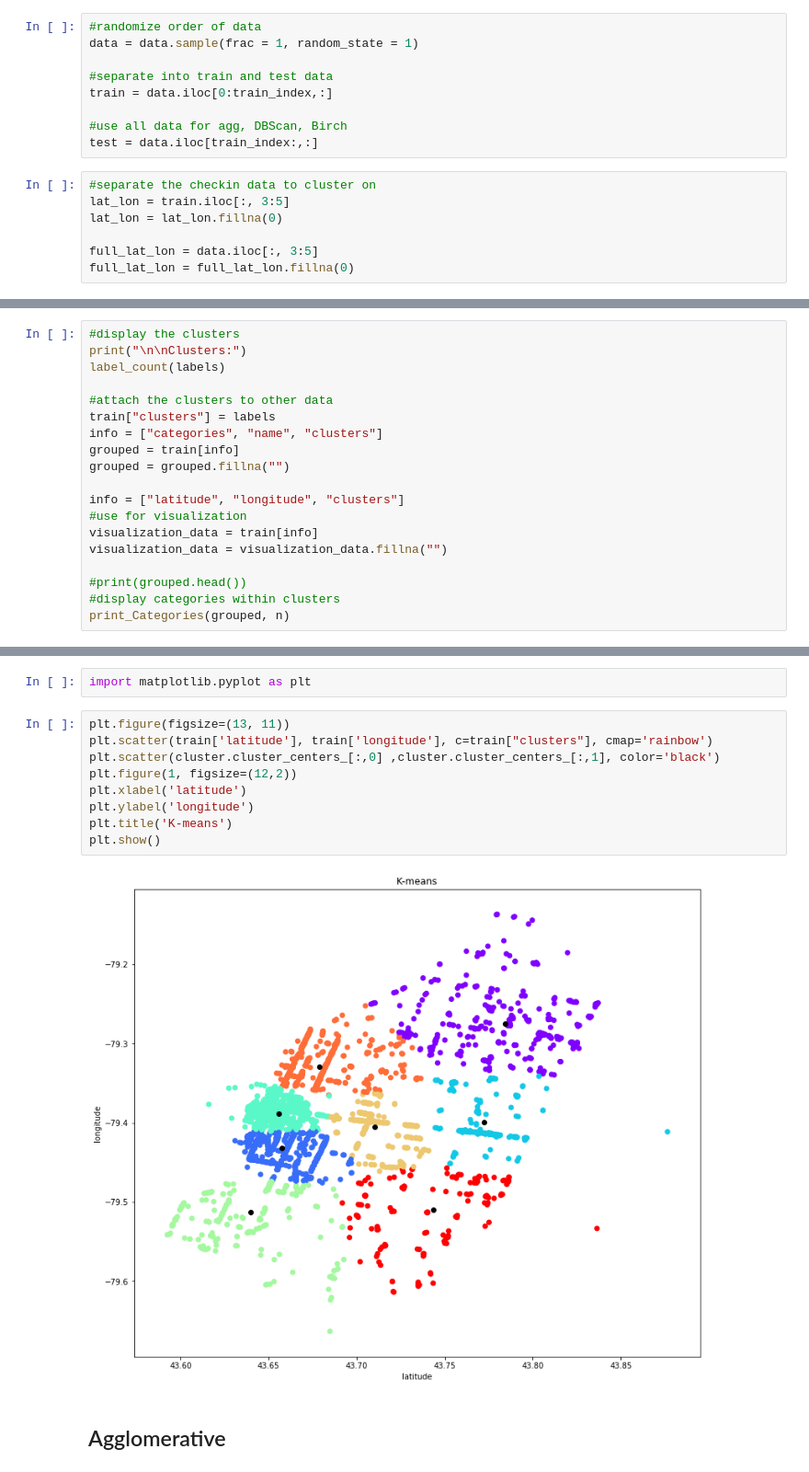
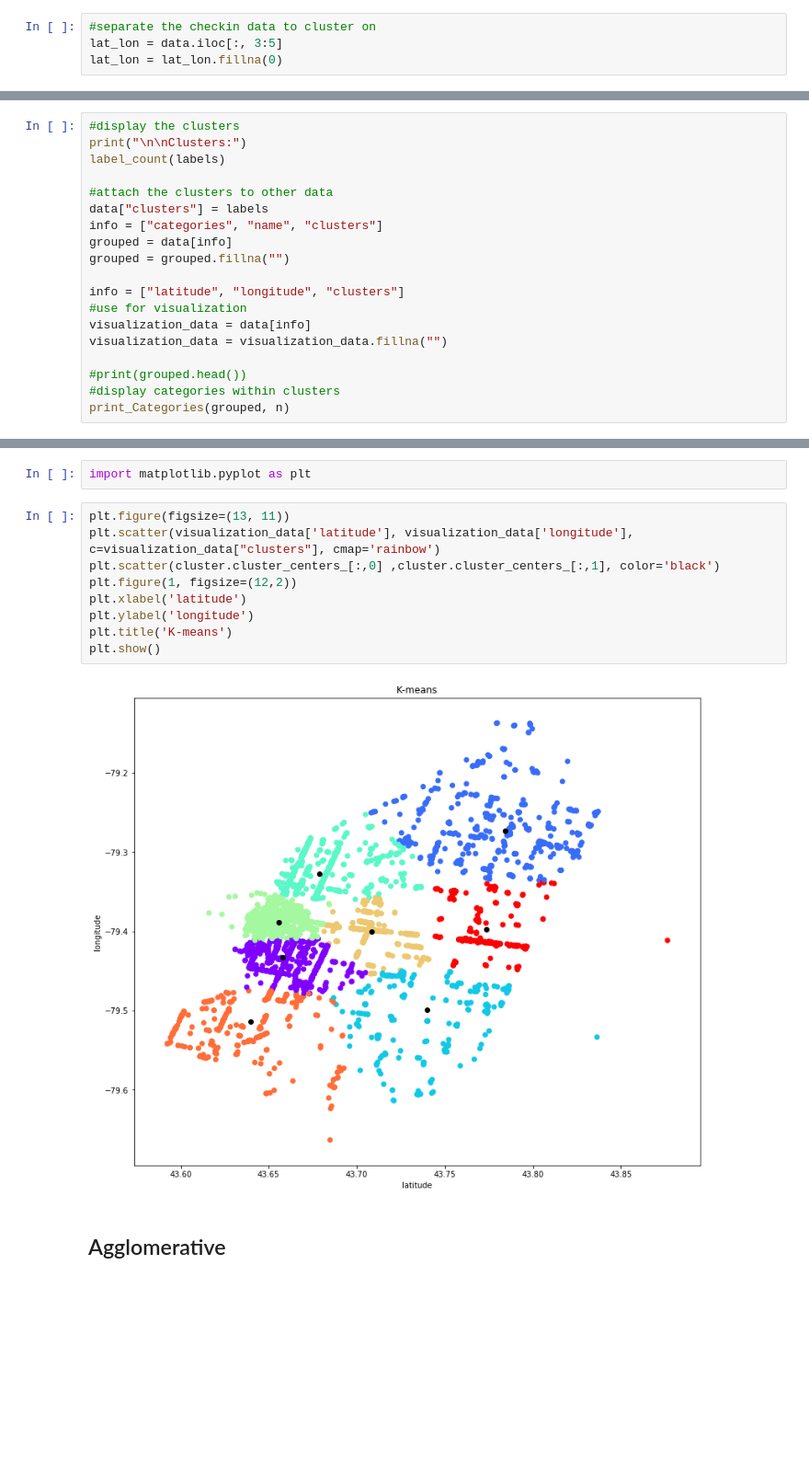
Before and after one commit to sraminics/CMPE255Project, a Jupyter notebook: Clustering Based on Location for Yelp Dataset.ipynb, the cells around one changed output, grey strips where cells are left out. Shown at 92% size. Cells and saved outputs as stored; diff of their text form; blank space fills up the shorter version.

```diff
--- a/Clustering Based on Location for Yelp Dataset.ipynb
+++ b/Clustering Based on Location for Yelp Dataset.ipynb
@@ -108,19 +105,7 @@ train_index = int(count_row * .70)
-# %%
-#randomize order of data
-data = data.sample(frac = 1, random_state = 1)
-
-#separate into train and test data
-train = data.iloc[0:train_index,:]
-
-#use all data for agg, DBScan, Birch
-test = data.iloc[train_index:,:]
 # %%
 #separate the checkin data to cluster on
-lat_lon = train.iloc[:, 3:5]
+lat_lon = data.iloc[:, 3:5]
 lat_lon = lat_lon.fillna(0)
-
-full_lat_lon = data.iloc[:, 3:5]
-full_lat_lon = full_lat_lon.fillna(0)
 # %% [markdown]
 ## K-means
 # %% [markdown]
@@ -139,14 +122,14 @@ print("\n\nClusters:")
 label_count(labels)
 
 #attach the clusters to other data
-train["clusters"] = labels
+data["clusters"] = labels
 info = ["categories", "name", "clusters"]
-grouped = train[info]
+grouped = data[info]
 grouped = grouped.fillna("")
 
 info = ["latitude", "longitude", "clusters"]
 #use for visualization
-visualization_data = train[info]
+visualization_data = data[info]
 visualization_data = visualization_data.fillna("")
 
 #print(grouped.head())
@@ -188,15 +171,15 @@ See the caveats in the documentation: http://pandas.pydata.org/pandas-docs/stabl
 import matplotlib.pyplot as plt
 # %%
 plt.figure(figsize=(13, 11))
-plt.scatter(train['latitude'], train['longitude'], c=train["clusters"], cmap='rainbow')
+plt.scatter(visualization_data['latitude'], visualization_data['longitude'], c=visualization_data["clusters"], cmap='rainbow')
 plt.scatter(cluster.cluster_centers_[:,0] ,cluster.cluster_centers_[:,1], color='black')
 plt.figure(1, figsize=(12,2))
 plt.xlabel('latitude')
 plt.ylabel('longitude')
 plt.title('K-means')
 plt.show()
 # %% [output]
-[figure, old version]
+[figure, new version]
 # %% [markdown]
 ## Agglomerative
 # %%
```
Also changed, not shown: parts of 11 cells of this notebook.
